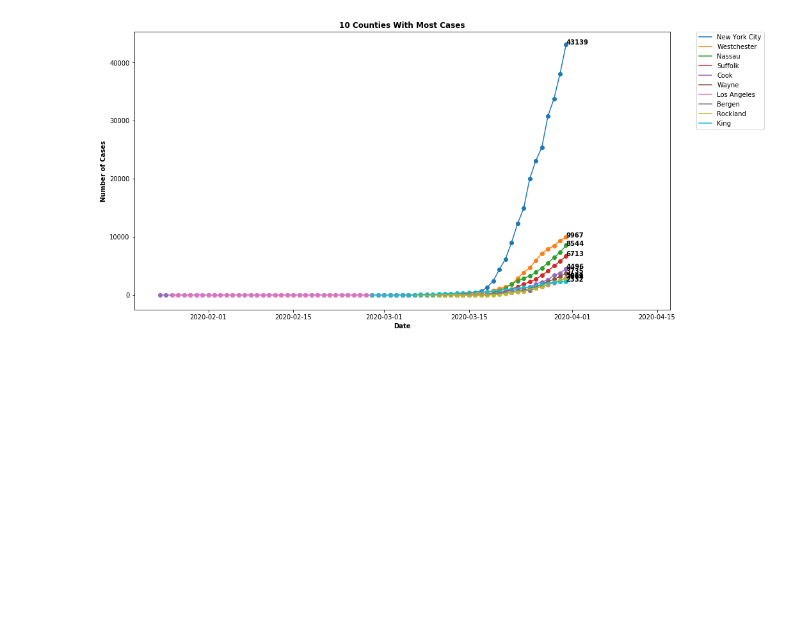
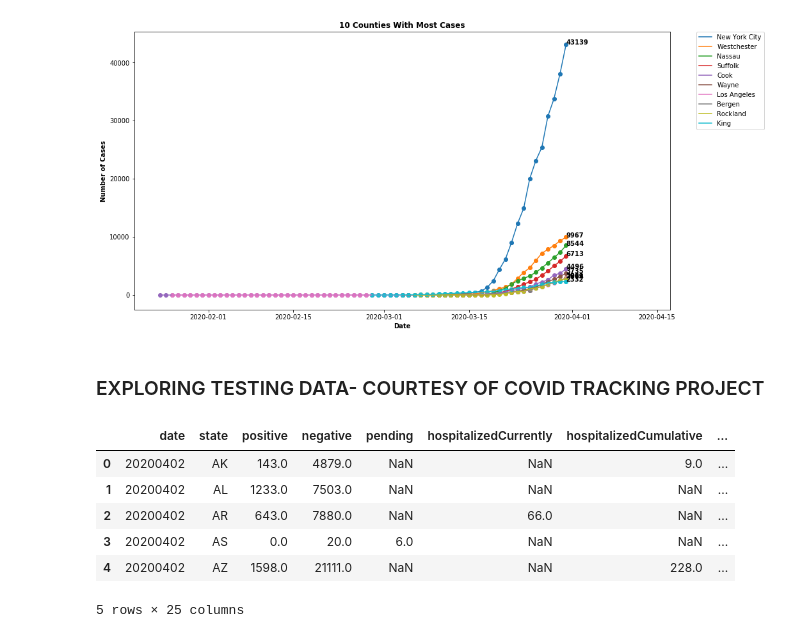
Before and after one commit to asoane34/covid_tracker, a Jupyter notebook: prototype.ipynb, the cells around one changed output. Cells and saved outputs as stored; diff of their text form; code cells hidden in the pictures; blank space fills up the shorter version.

```diff
--- a/prototype.ipynb
+++ b/prototype.ipynb
@@ -419,3 +416,17 @@ def get_most(county, n):
 get_most(counties, 10)
 # %% [output]
 [figure]
+# %% [markdown]
+### EXPLORING TESTING DATA- COURTESY OF COVID TRACKING PROJECT
+# %%
+testing = pd.read_csv("historical_testing.csv")
+
+testing.head()
+# %% [output]
+|  | date | state | positive | negative | pending | hospitalizedCurrently | hospitalizedCumulative | ... |
+| 0 | 20200402 | AK | 143.0 | 4879.0 | NaN | NaN | 9.0 | ... |
+| 1 | 20200402 | AL | 1233.0 | 7503.0 | NaN | NaN | NaN | ... |
+| 2 | 20200402 | AR | 643.0 | 7880.0 | NaN | 66.0 | NaN | ... |
+| 3 | 20200402 | AS | 0.0 | 20.0 | 6.0 | NaN | NaN | ... |
+| 4 | 20200402 | AZ | 1598.0 | 21111.0 | NaN | NaN | 228.0 | ... |
+5 rows × 25 columns
```
Also changed, not shown: parts of 7 cells of this notebook.
